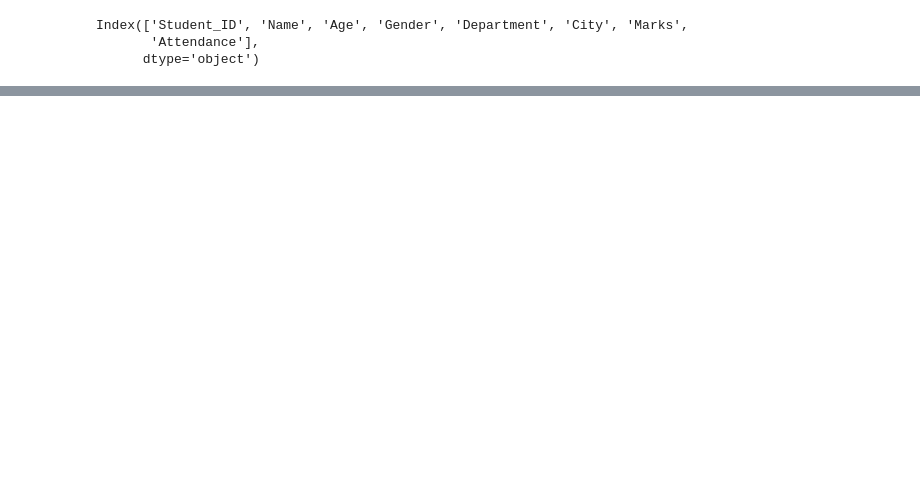
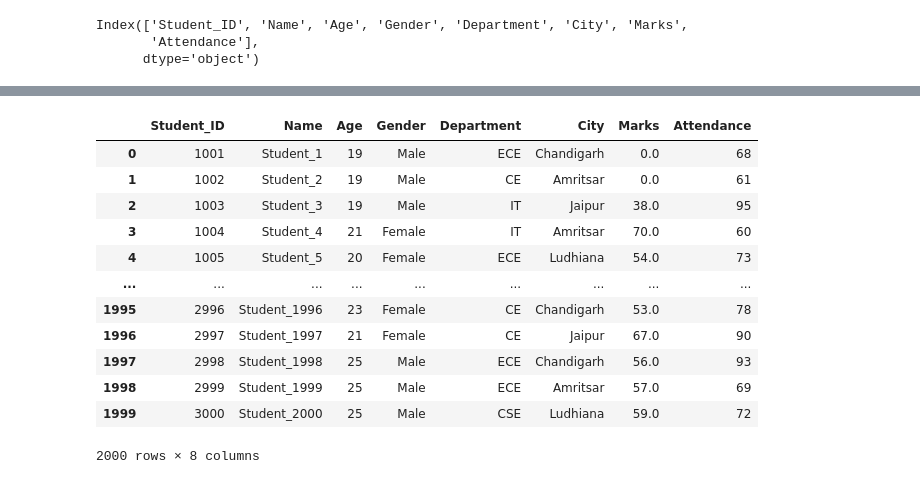
Before and after one commit to karma-sangey/temp00, a Jupyter notebook: pandass.ipynb, the cells around one changed output, grey strips where cells are left out. Cells and saved outputs as stored; diff of their text form; code cells hidden in the pictures; blank space fills up the shorter version.

```diff
--- a/pandass.ipynb
+++ b/pandass.ipynb
@@ -136,0 +183,17 @@ df.sample(10)
+# %%
+df.isnull().sum()
+df.fillna(0)
+# %% [output]
+|  | Student_ID | Name | Age | Gender | Department | City | Marks | Attendance |
+| 0 | 1001 | Student_1 | 19 | Male | ECE | Chandigarh | 0.0 | 68 |
+| 1 | 1002 | Student_2 | 19 | Male | CE | Amritsar | 0.0 | 61 |
+| 2 | 1003 | Student_3 | 19 | Male | IT | Jaipur | 38.0 | 95 |
+| 3 | 1004 | Student_4 | 21 | Female | IT | Amritsar | 70.0 | 60 |
+| 4 | 1005 | Student_5 | 20 | Female | ECE | Ludhiana | 54.0 | 73 |
+| ... | ... | ... | ... | ... | ... | ... | ... | ... |
+| 1995 | 2996 | Student_1996 | 23 | Female | CE | Chandigarh | 53.0 | 78 |
+| 1996 | 2997 | Student_1997 | 21 | Female | CE | Jaipur | 67.0 | 90 |
+| 1997 | 2998 | Student_1998 | 25 | Male | ECE | Chandigarh | 56.0 | 93 |
+| 1998 | 2999 | Student_1999 | 25 | Male | ECE | Amritsar | 57.0 | 69 |
+| 1999 | 3000 | Student_2000 | 25 | Male | CSE | Ludhiana | 59.0 | 72 |
+2000 rows × 8 columns
```
Also changed, not shown: parts of 14 cells of this notebook.
